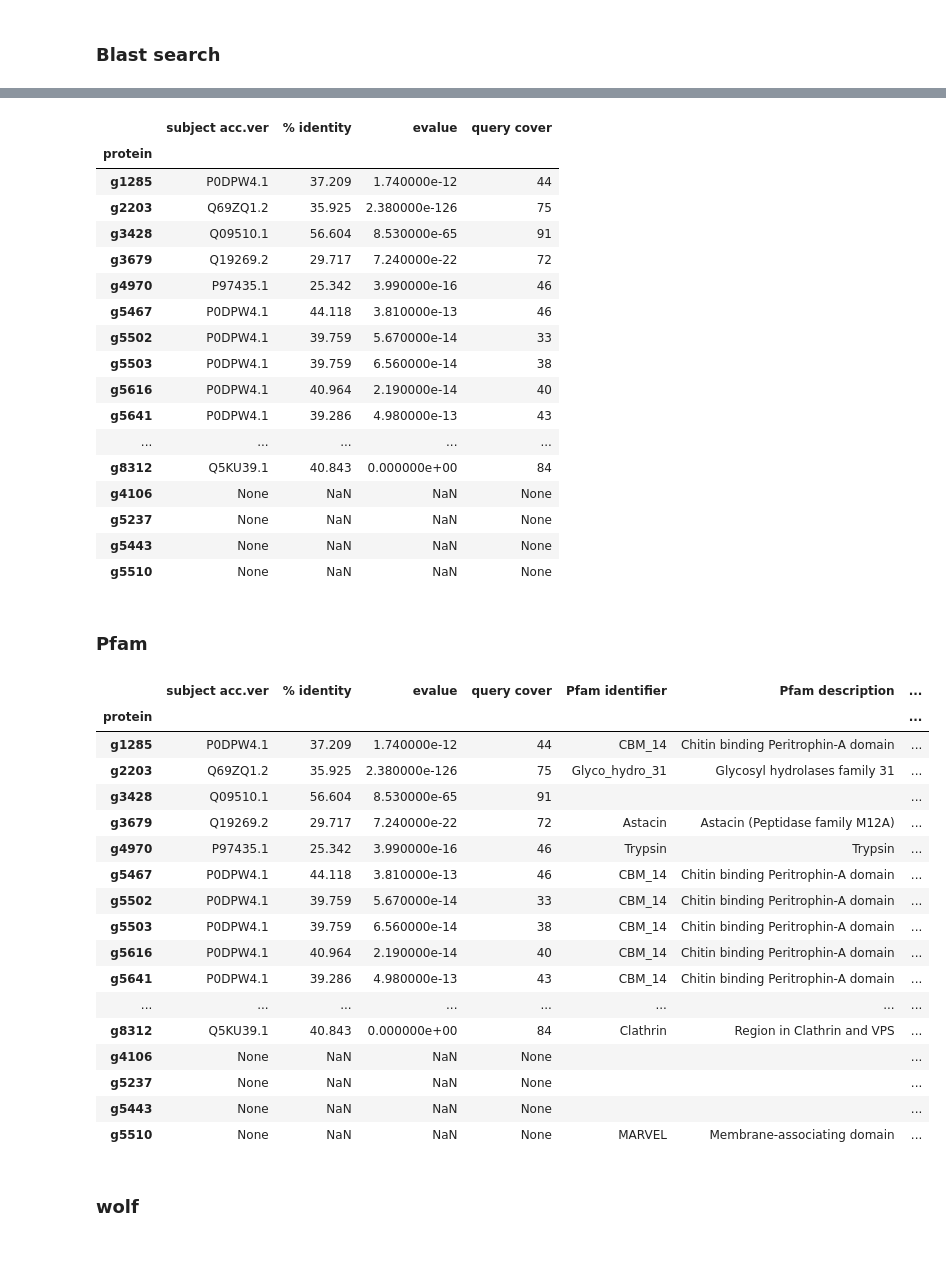
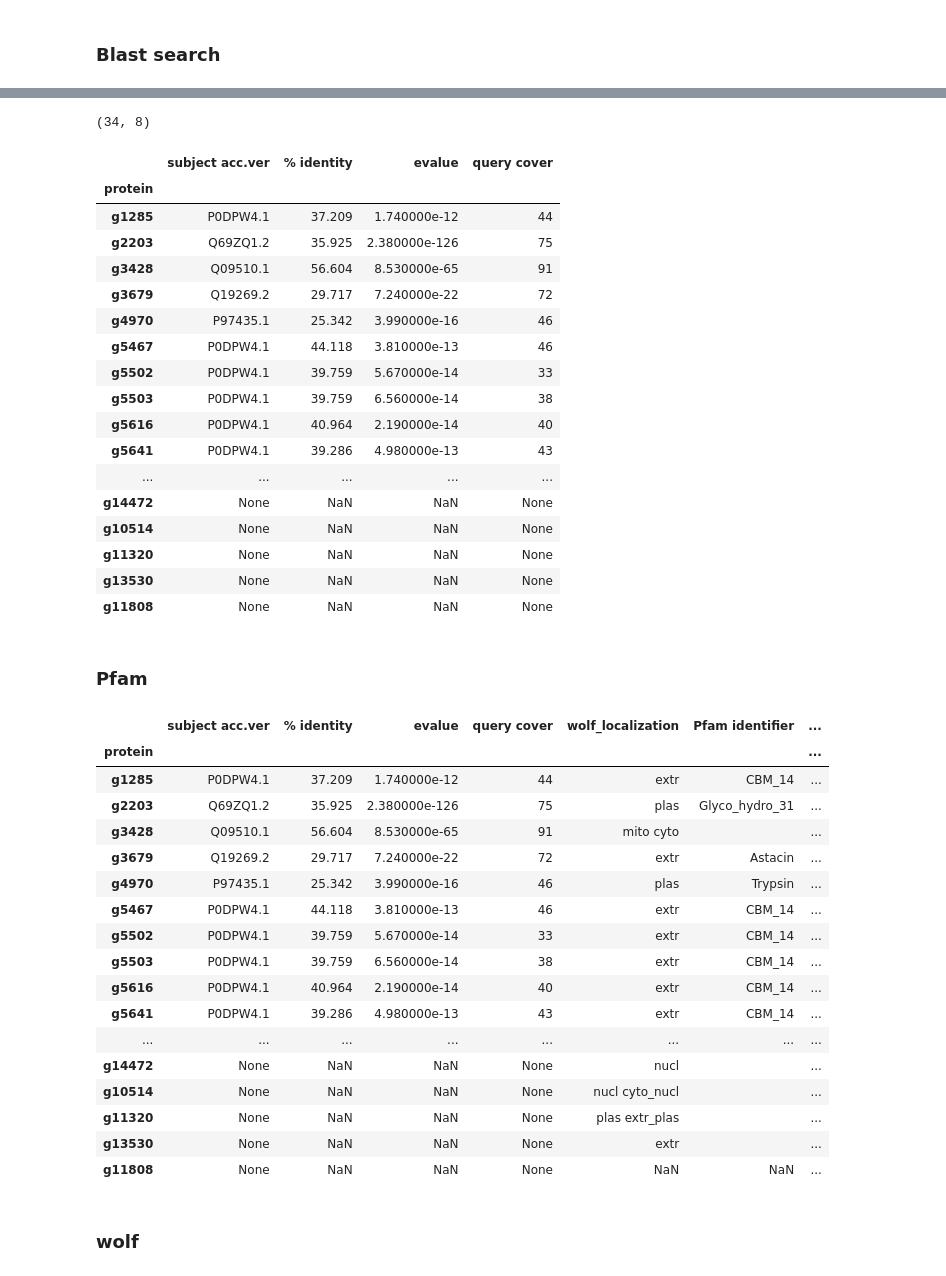
Before and after one commit to iam28th/BI-alg-bioinformatics, a Jupyter notebook: Project4/LabJournal.ipynb, the cells around one changed output, grey strips where cells are left out. Drawn from its saved outputs; the diff is of its cells as text; code cells hidden in the pictures.

```diff
--- a/Project4/LabJournal.ipynb
+++ b/Project4/LabJournal.ipynb
@@ -85,8 +92,12 @@ https://blast.ncbi.nlm.nih.gov/Blast.cgi?CMD=Web&PAGE_TYPE=BlastSearch&VIEW_SEAR
+# %%
+best_hits.shape
+# %% [output]
+(34, 8)
 # %%
 s = ('query acc.ver, subject acc.ver, % identity, alignment length, mismatches, gap opens, '
      'q. start, q. end, s. start, s. end, evalue, bit score, % positives')
 
-df = pd.read_csv('38321Z1Y016-Alignment-HitTable.csv', header=None)
+df = pd.read_csv('3GDMSPDK016-Alignment-HitTable.csv', header=None)
 df.columns = s.split(', ')
 df = df[['query acc.ver', 'subject acc.ver', '% identity', 'evalue']]
 proteins = df['query acc.ver'].unique()
@@ -105,11 +116,12 @@ for prot, ev in tmp.items():
 best_hits.reset_index(inplace=True)
 best_hits.drop(columns=['index'], inplace=True)
 
-# не нашёл, как можно скачать по-нормальному вместе со значением Query Cover...
+
 
 # не выравнялись:
-unaligned = [4106, 5237, 5443, 5510]
+unaligned = [4106, 5237, 5443, 5510, 12510, 10513, 14472, 10514, 11320, 13530, 11808]
 
+# не нашёл, как можно скачать по-нормальному вместе со значением Query Cover...
 query_cover = [
     44,
     75,
@@ -125,7 +137,15 @@ query_cover = [
     39,
     99,
     22,
-    84
+    84,
+    50,
+    68,
+    78,
+    40,
+    41,
+    96,
+    46,
+    35
 ]
 best_hits['query cover'] = query_cover
 for ua in unaligned:
@@ -152,61 +172,76 @@ best_hits
 | g5616 | P0DPW4.1 | 40.964 | 2.190000e-14 | 40 |
 | g5641 | P0DPW4.1 | 39.286 | 4.980000e-13 | 43 |
 | ... | ... | ... | ... | ... |
-| g8312 | Q5KU39.1 | 40.843 | 0.000000e+00 | 84 |
-| g4106 | None | NaN | NaN | None |
-| g5237 | None | NaN | NaN | None |
-| g5443 | None | NaN | NaN | None |
-| g5510 | None | NaN | NaN | None |
+| g14472 | None | NaN | NaN | None |
+| g10514 | None | NaN | NaN | None |
+| g11320 | None | NaN | NaN | None |
+| g13530 | None | NaN | NaN | None |
+| g11808 | None | NaN | NaN | None |
 # %% [markdown]
 ### Pfam
 # %%
 s = """1 	g1285 	1 	DONE 	CBM_14 	Chitin binding Peritrophin-A domain 	show
 2 	g2203 	1 	DONE 	Glyco_hydro_31 	Glycosyl hydrolases family 31 	show
 3 	g3428 	0 	DONE 			show
 4 	g3679 	1 	DONE 	Astacin 	Astacin (Peptidase family M12A) 	show
 5 	g4106 	0 	DONE 			show
 6 	g4970 	3 	DONE 	Trypsin 	Trypsin 	show
 7 	g5237 	0 	DONE 			show
 8 	g5443 	0 	DONE 			show
 9 	g5467 	1 	DONE 	CBM_14 	Chitin binding Peritrophin-A domain 	show
 10 	g5502 	1 	DONE 	CBM_14 	Chitin binding Peritrophin-A domain 	show
 11 	g5503 	1 	DONE 	CBM_14 	Chitin binding Peritrophin-A domain 	show
 12 	g5510 	1 	DONE 	MARVEL 	Membrane-associating domain 	show
 13 	g5616 	1 	DONE 	CBM_14 	Chitin binding Peritrophin-A domain 	show
 14 	g5641 	1 	DONE 	CBM_14 	Chitin binding Peritrophin-A domain 	show
 15 	g5927 	0 	DONE 			show
 16 	g702 	1 	DONE 	CBM_14 	Chitin binding Peritrophin-A domain 	show
 17 	g7861 	3 	DONE 	SNF2_N 	SNF2 family N-terminal domain 	show
 18 	g8100 	2 	DONE 	Inositol_P 	Inositol monophosphatase family 	show
-19 	g8312 	1 	DONE 	Clathrin 	Region in Clathrin and VPS 	show"""
+19 	g8312 	1 	DONE 	Clathrin 	Region in Clathrin and VPS 	show
+20 	g12510 	0 	DONE 			show
+21 	g12388 	1 	DONE 	CBM_14 	Chitin binding Peritrophin-A domain 	show
+22 	g11513 	1 	DONE 	TRAPPC9-Trs120 	Transport protein Trs120 or TRAPPC9, TRAPP II complex subunit 	show
+23 	g10513 	0 	DONE 			show
+24 	g14472 	0 	DONE 			show
+25 	g15484 	5 	DONE 	Vps51 	Vps51/Vps67 	show
+26 	g16318 	0 	DONE 			show
+27 	g12562 	1 	DONE 	CBM_14 	Chitin binding Peritrophin-A domain 	show
+28 	g10514 	0 	DONE 			show
+29 	g11320 	0 	DONE 			show
+30 	g13530 	0 	DONE 			show
+31 	g11960 	1 	DONE 	zf-C3HC4 	Zinc finger, C3HC4 type (RING finger) 	show
+32 	g11806 	0 	DONE 			show
+33 	g15153 	1 	DONE 	CBM_14 	Chitin binding Peritrophin-A domain 	show
+34 	g16368 	0 	DONE 			show"""
 pfam = pd.DataFrame([line.split('\t') for line in s.splitlines()])
 pfam = pfam.drop(columns=[2, 3, 6, 0])
 pfam[1] = pfam[1].apply(lambda x: x.strip())
 pfam.columns = ['protein', 'identifier', 'description']
 pfam.set_index('protein', inplace=True)
 
 best_hits['Pfam identifier'] = pfam['identifier']
 best_hits['Pfam description'] = pfam['description']
 best_hits
 # %% [output]
-|  | subject acc.ver | % identity | evalue | query cover | Pfam identifier | Pfam description | ... |
+|  | subject acc.ver | % identity | evalue | query cover | wolf_localization | Pfam identifier | ... |
 | protein |  |  |  |  |  |  | ... |
-| g1285 | P0DPW4.1 | 37.209 | 1.740000e-12 | 44 | CBM_14 | Chitin binding Peritrophin-A domain | ... |
-| g2203 | Q69ZQ1.2 | 35.925 | 2.380000e-126 | 75 | Glyco_hydro_31 | Glycosyl hydrolases family 31 | ... |
-| g3428 | Q09510.1 | 56.604 | 8.530000e-65 | 91 |  |  | ... |
-| g3679 | Q19269.2 | 29.717 | 7.240000e-22 | 72 | Astacin | Astacin (Peptidase family M12A) | ... |
-| g4970 | P97435.1 | 25.342 | 3.990000e-16 | 46 | Trypsin | Trypsin | ... |
-| g5467 | P0DPW4.1 | 44.118 | 3.810000e-13 | 46 | CBM_14 | Chitin binding Peritrophin-A domain | ... |
-| g5502 | P0DPW4.1 | 39.759 | 5.670000e-14 | 33 | CBM_14 | Chitin binding Peritrophin-A domain | ... |
-| g5503 | P0DPW4.1 | 39.759 | 6.560000e-14 | 38 | CBM_14 | Chitin binding Peritrophin-A domain | ... |
-| g5616 | P0DPW4.1 | 40.964 | 2.190000e-14 | 40 | CBM_14 | Chitin binding Peritrophin-A domain | ... |
-| g5641 | P0DPW4.1 | 39.286 | 4.980000e-13 | 43 | CBM_14 | Chitin binding Peritrophin-A domain | ... |
+| g1285 | P0DPW4.1 | 37.209 | 1.740000e-12 | 44 | extr | CBM_14 | ... |
+| g2203 | Q69ZQ1.2 | 35.925 | 2.380000e-126 | 75 | plas | Glyco_hydro_31 | ... |
+| g3428 | Q09510.1 | 56.604 | 8.530000e-65 | 91 | mito cyto |  | ... |
+| g3679 | Q19269.2 | 29.717 | 7.240000e-22 | 72 | extr | Astacin | ... |
+| g4970 | P97435.1 | 25.342 | 3.990000e-16 | 46 | plas | Trypsin | ... |
+| g5467 | P0DPW4.1 | 44.118 | 3.810000e-13 | 46 | extr | CBM_14 | ... |
+| g5502 | P0DPW4.1 | 39.759 | 5.670000e-14 | 33 | extr | CBM_14 | ... |
+| g5503 | P0DPW4.1 | 39.759 | 6.560000e-14 | 38 | extr | CBM_14 | ... |
+| g5616 | P0DPW4.1 | 40.964 | 2.190000e-14 | 40 | extr | CBM_14 | ... |
+| g5641 | P0DPW4.1 | 39.286 | 4.980000e-13 | 43 | extr | CBM_14 | ... |
 | ... | ... | ... | ... | ... | ... | ... | ... |
-| g8312 | Q5KU39.1 | 40.843 | 0.000000e+00 | 84 | Clathrin | Region in Clathrin and VPS | ... |
-| g4106 | None | NaN | NaN | None |  |  | ... |
-| g5237 | None | NaN | NaN | None |  |  | ... |
-| g5443 | None | NaN | NaN | None |  |  | ... |
-| g5510 | None | NaN | NaN | None | MARVEL | Membrane-associating domain | ... |
+| g14472 | None | NaN | NaN | None | nucl |  | ... |
+| g10514 | None | NaN | NaN | None | nucl cyto_nucl |  | ... |
+| g11320 | None | NaN | NaN | None | plas extr_plas |  | ... |
+| g13530 | None | NaN | NaN | None | extr |  | ... |
+| g11808 | None | NaN | NaN | None | NaN | NaN | ... |
 # %% [markdown]
 ### wolf
 # %%
```
Also changed, not shown: parts of 8 cells of this notebook.
